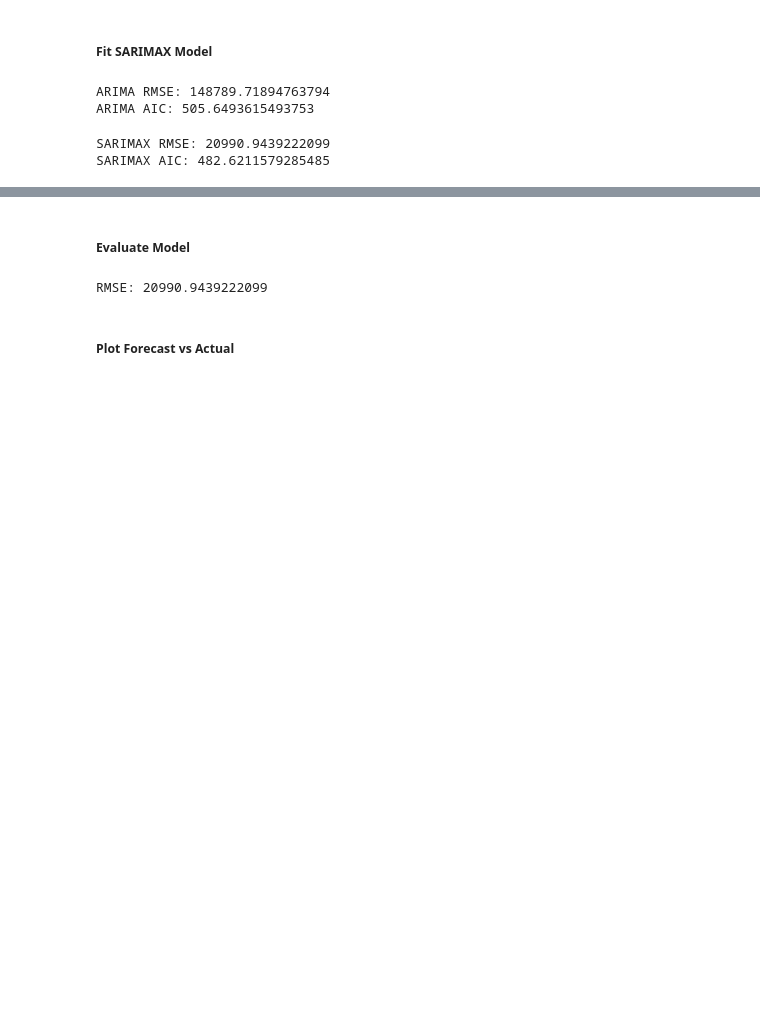
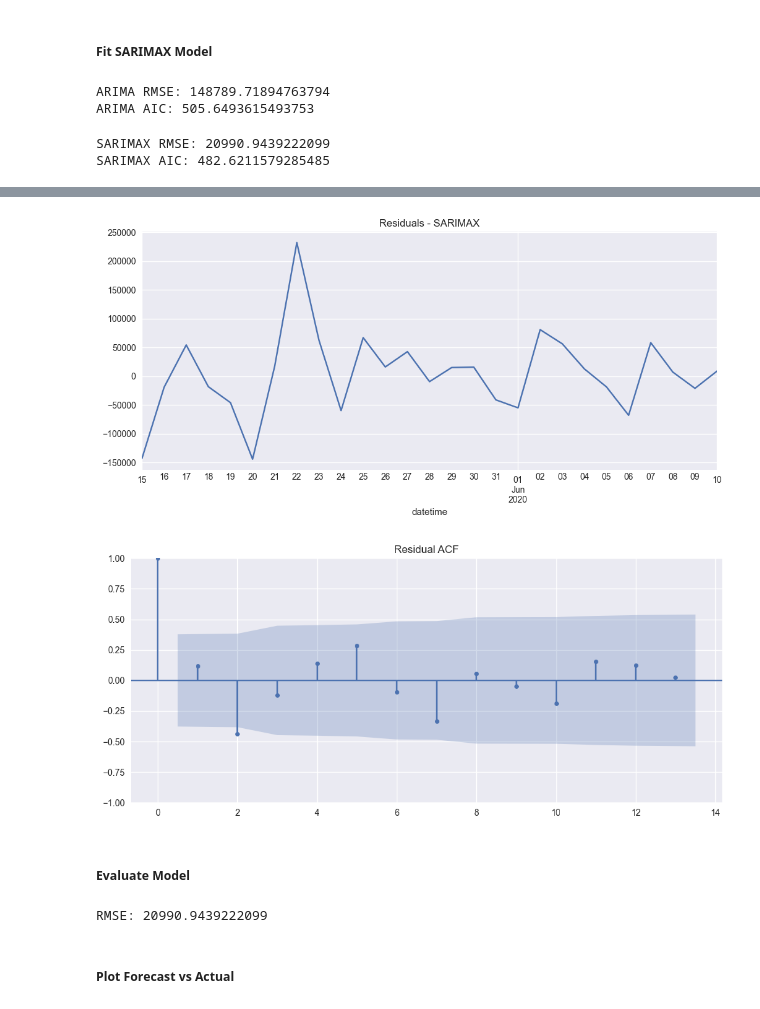
Before and after one commit to sanodyaJinadasa/Solar-Power-Generation-Forecasting, a Jupyter notebook: analysis.ipynb, the cells around one changed output, grey strips where cells are left out. Drawn from its saved outputs; the diff is of its cells as text; code cells hidden in the pictures; blank space fills up the shorter version.

```diff
--- a/analysis.ipynb
+++ b/analysis.ipynb
@@ -258,3 +251,14 @@ forecast_ci = forecast.conf_int()
+# %%
+results_sarimax.resid.plot()
+plt.title("Residuals - SARIMAX")
+plt.show()
+
+plot_acf(results_sarimax.resid)
+plt.title("Residual ACF")
+plt.show()
+# %% [output]
+[figure, added]
+[figure, added]
 # %% [markdown]
 ##### Evaluate Model
 # %%
```
Also changed, not shown: parts of 6 cells of this notebook.
